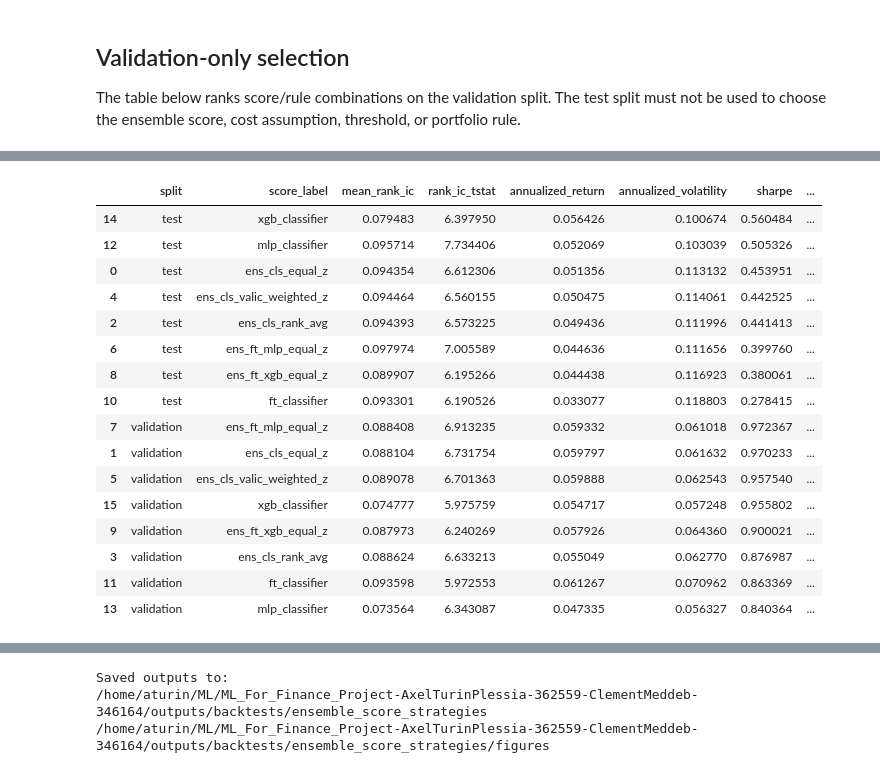
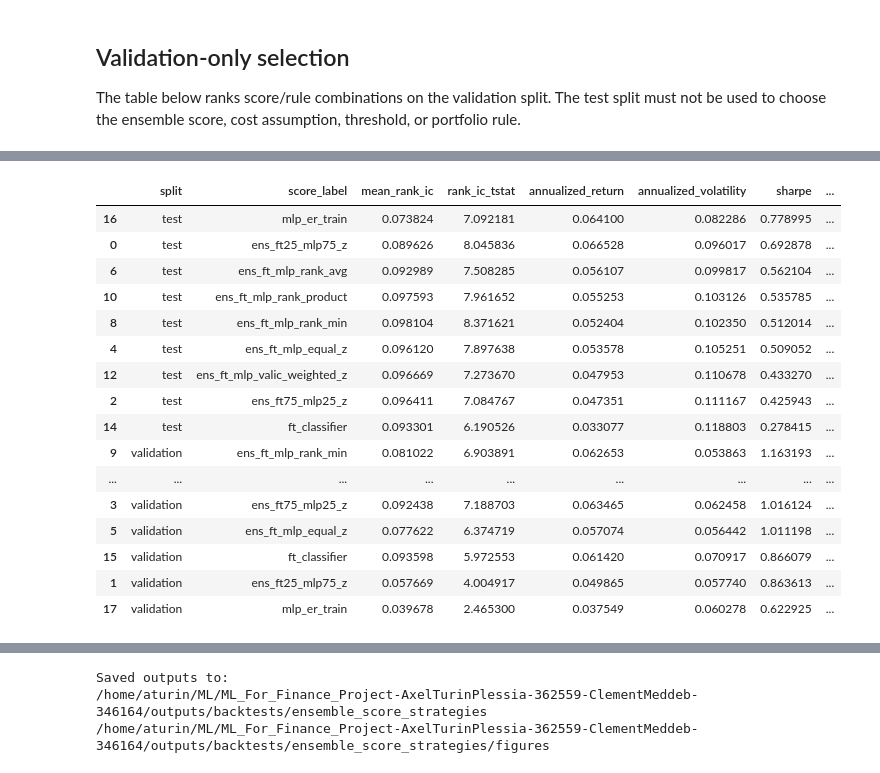
Before and after one commit to clemeddeb/ML_For_Cross-Sectional_Stock_Return_Prediction, a Jupyter notebook: notebooks/12_evaluate_ensemble_score_strategies.ipynb, the cells around one changed output, grey strips where cells are left out. Saved outputs shown, nothing was run; the diff lists cells and outputs as text; code cells hidden in the pictures.

Commit message:
tests ensemble scores

```diff
--- a/notebooks/12_evaluate_ensemble_score_strategies.ipynb
+++ b/notebooks/12_evaluate_ensemble_score_strategies.ipynb
@@ -390,8 +363,8 @@ def build_portfolio_returns(
     split_col: str = "split",
 ) -> pd.DataFrame:
     rows = []
-    previous_weights = None
-    data = data.sort_values([date_col, "PERMNO"]).copy()
+    previous_weights_by_split = {}
+    data = data.sort_values([split_col, date_col, "PERMNO"]).copy()
 
     for (split, month), part in data.groupby([split_col, date_col], sort=True):
         weights = make_weights_for_month(
@@ -423,6 +396,7 @@ def build_portfolio_returns(
             short_leg_return = float(short_leg_contribution / short_weight)
 
         current_weights = pd.Series(weights.values, index=part["PERMNO"].values)
+        previous_weights = previous_weights_by_split.get(split)
         if previous_weights is None:
             turnover = float(current_weights.abs().sum())
         else:
@@ -460,7 +434,7 @@ def build_portfolio_returns(
             }
         )
 
-        previous_weights = current_weights
+        previous_weights_by_split[split] = current_weights
 
     return pd.DataFrame(rows)
 # %%
@@ -538,7 +512,7 @@ def summarize_portfolios(monthly: pd.DataFrame, return_col: str = "net_return")
 # %%
 # Cell 9: Strategy grid
 
-# Same limited rule grid as the DL/XGBoost notebook.
+# Threshold gate at 0.00 is equivalent to a sign gate. Threshold 0.05 is intentionally excluded.
 THRESHOLD_GRID = [0.00, 0.01, 0.02]
 
 strategy_grid = [
@@ -551,17 +525,16 @@ for tau in THRESHOLD_GRID:
 
 cost_grid_bps = [0.0, 10.0, 25.0]
 
-# Main ensemble scores plus base classifier benchmarks.
 candidate_score_labels = [
-    "xgb_classifier",
-    "mlp_classifier",
     "ft_classifier",
-    "ens_cls_equal_z",
-    "ens_cls_rank_avg",
+    "mlp_er_train",
     "ens_ft_mlp_equal_z",
-    "ens_ft_xgb_equal_z",
-    "ens_mlp_xgb_equal_z",
-    "ens_cls_valic_weighted_z",
+    "ens_ft75_mlp25_z",
+    "ens_ft25_mlp75_z",
+    "ens_ft_mlp_rank_avg",
+    "ens_ft_mlp_rank_product",
+    "ens_ft_mlp_rank_min",
+    "ens_ft_mlp_valic_weighted_z",
 ]
 
 candidate_score_labels = [label for label in candidate_score_labels if label in score_columns]
@@ -796,14 +766,15 @@ FIXED_RULE = "gross_normalized_long_short"
 FIXED_COST_BPS = 10.0
 
 fixed_rule_scores = [
-    "xgb_classifier",
-    "mlp_classifier",
     "ft_classifier",
-    "ens_cls_equal_z",
-    "ens_cls_rank_avg",
+    "mlp_er_train",
     "ens_ft_mlp_equal_z",
-    "ens_ft_xgb_equal_z",
-    "ens_cls_valic_weighted_z",
+    "ens_ft75_mlp25_z",
+    "ens_ft25_mlp75_z",
+    "ens_ft_mlp_rank_avg",
+    "ens_ft_mlp_rank_product",
+    "ens_ft_mlp_rank_min",
+    "ens_ft_mlp_valic_weighted_z",
 ]
 fixed_rule_scores = [s for s in fixed_rule_scores if s in score_columns]
 
@@ -812,49 +783,49 @@ fixed_rule_table = portfolio_summary.loc[
     & portfolio_summary["rule"].eq(FIXED_RULE)
     & portfolio_summary["one_way_cost_bps"].eq(FIXED_COST_BPS)
     & portfolio_summary["threshold_gate"].eq(False)
 ].merge(
     rank_ic_summary[["score_label", "split", "mean_rank_ic", "rank_ic_tstat"]],
     on=["score_label", "split"],
     how="left",
 )
 
 fixed_rule_table = fixed_rule_table.sort_values(["split", "sharpe"], ascending=[True, False])
 fixed_rule_table.to_csv(BACKTEST_DIR / "ensemble_fixed_rule_model_comparison.csv", index=False)
 
 display(
     fixed_rule_table[
         [
             "split",
             "score_label",
             "mean_rank_ic",
             "rank_ic_tstat",
             "annualized_return",
             "annualized_volatility",
             "sharpe",
             "max_drawdown",
             "average_turnover",
             "average_gross_exposure",
         ]
     ]
 )
 # %% [output]
 |  | split | score_label | mean_rank_ic | rank_ic_tstat | annualized_return | annualized_volatility | sharpe | ... |
-| 14 | test | xgb_classifier | 0.079483 | 6.397950 | 0.056426 | 0.100674 | 0.560484 | ... |
-| 12 | test | mlp_classifier | 0.095714 | 7.734406 | 0.052069 | 0.103039 | 0.505326 | ... |
-| 0 | test | ens_cls_equal_z | 0.094354 | 6.612306 | 0.051356 | 0.113132 | 0.453951 | ... |
-| 4 | test | ens_cls_valic_weighted_z | 0.094464 | 6.560155 | 0.050475 | 0.114061 | 0.442525 | ... |
-| 2 | test | ens_cls_rank_avg | 0.094393 | 6.573225 | 0.049436 | 0.111996 | 0.441413 | ... |
-| 6 | test | ens_ft_mlp_equal_z | 0.097974 | 7.005589 | 0.044636 | 0.111656 | 0.399760 | ... |
-| 8 | test | ens_ft_xgb_equal_z | 0.089907 | 6.195266 | 0.044438 | 0.116923 | 0.380061 | ... |
-| 10 | test | ft_classifier | 0.093301 | 6.190526 | 0.033077 | 0.118803 | 0.278415 | ... |
-| 7 | validation | ens_ft_mlp_equal_z | 0.088408 | 6.913235 | 0.059332 | 0.061018 | 0.972367 | ... |
-| 1 | validation | ens_cls_equal_z | 0.088104 | 6.731754 | 0.059797 | 0.061632 | 0.970233 | ... |
-| 5 | validation | ens_cls_valic_weighted_z | 0.089078 | 6.701363 | 0.059888 | 0.062543 | 0.957540 | ... |
-| 15 | validation | xgb_classifier | 0.074777 | 5.975759 | 0.054717 | 0.057248 | 0.955802 | ... |
-| 9 | validation | ens_ft_xgb_equal_z | 0.087973 | 6.240269 | 0.057926 | 0.064360 | 0.900021 | ... |
-| 3 | validation | ens_cls_rank_avg | 0.088624 | 6.633213 | 0.055049 | 0.062770 | 0.876987 | ... |
-| 11 | validation | ft_classifier | 0.093598 | 5.972553 | 0.061267 | 0.070962 | 0.863369 | ... |
-| 13 | validation | mlp_classifier | 0.073564 | 6.343087 | 0.047335 | 0.056327 | 0.840364 | ... |
+| 16 | test | mlp_er_train | 0.073824 | 7.092181 | 0.064100 | 0.082286 | 0.778995 | ... |
+| 0 | test | ens_ft25_mlp75_z | 0.089626 | 8.045836 | 0.066528 | 0.096017 | 0.692878 | ... |
+| 6 | test | ens_ft_mlp_rank_avg | 0.092989 | 7.508285 | 0.056107 | 0.099817 | 0.562104 | ... |
+| 10 | test | ens_ft_mlp_rank_product | 0.097593 | 7.961652 | 0.055253 | 0.103126 | 0.535785 | ... |
+| 8 | test | ens_ft_mlp_rank_min | 0.098104 | 8.371621 | 0.052404 | 0.102350 | 0.512014 | ... |
+| 4 | test | ens_ft_mlp_equal_z | 0.096120 | 7.897638 | 0.053578 | 0.105251 | 0.509052 | ... |
+| 12 | test | ens_ft_mlp_valic_weighted_z | 0.096669 | 7.273670 | 0.047953 | 0.110678 | 0.433270 | ... |
+| 2 | test | ens_ft75_mlp25_z | 0.096411 | 7.084767 | 0.047351 | 0.111167 | 0.425943 | ... |
+| 14 | test | ft_classifier | 0.093301 | 6.190526 | 0.033077 | 0.118803 | 0.278415 | ... |
+| 9 | validation | ens_ft_mlp_rank_min | 0.081022 | 6.903891 | 0.062653 | 0.053863 | 1.163193 | ... |
+| ... | ... | ... | ... | ... | ... | ... | ... | ... |
+| 3 | validation | ens_ft75_mlp25_z | 0.092438 | 7.188703 | 0.063465 | 0.062458 | 1.016124 | ... |
+| 5 | validation | ens_ft_mlp_equal_z | 0.077622 | 6.374719 | 0.057074 | 0.056442 | 1.011198 | ... |
+| 15 | validation | ft_classifier | 0.093598 | 5.972553 | 0.061420 | 0.070917 | 0.866079 | ... |
+| 1 | validation | ens_ft25_mlp75_z | 0.057669 | 4.004917 | 0.049865 | 0.057740 | 0.863613 | ... |
+| 17 | validation | mlp_er_train | 0.039678 | 2.465300 | 0.037549 | 0.060278 | 0.622925 | ... |
 # %%
 # Cell 13: Choose validation spec and report matching test performance
 
```
Also changed, not shown: parts of 12 cells of this notebook.
